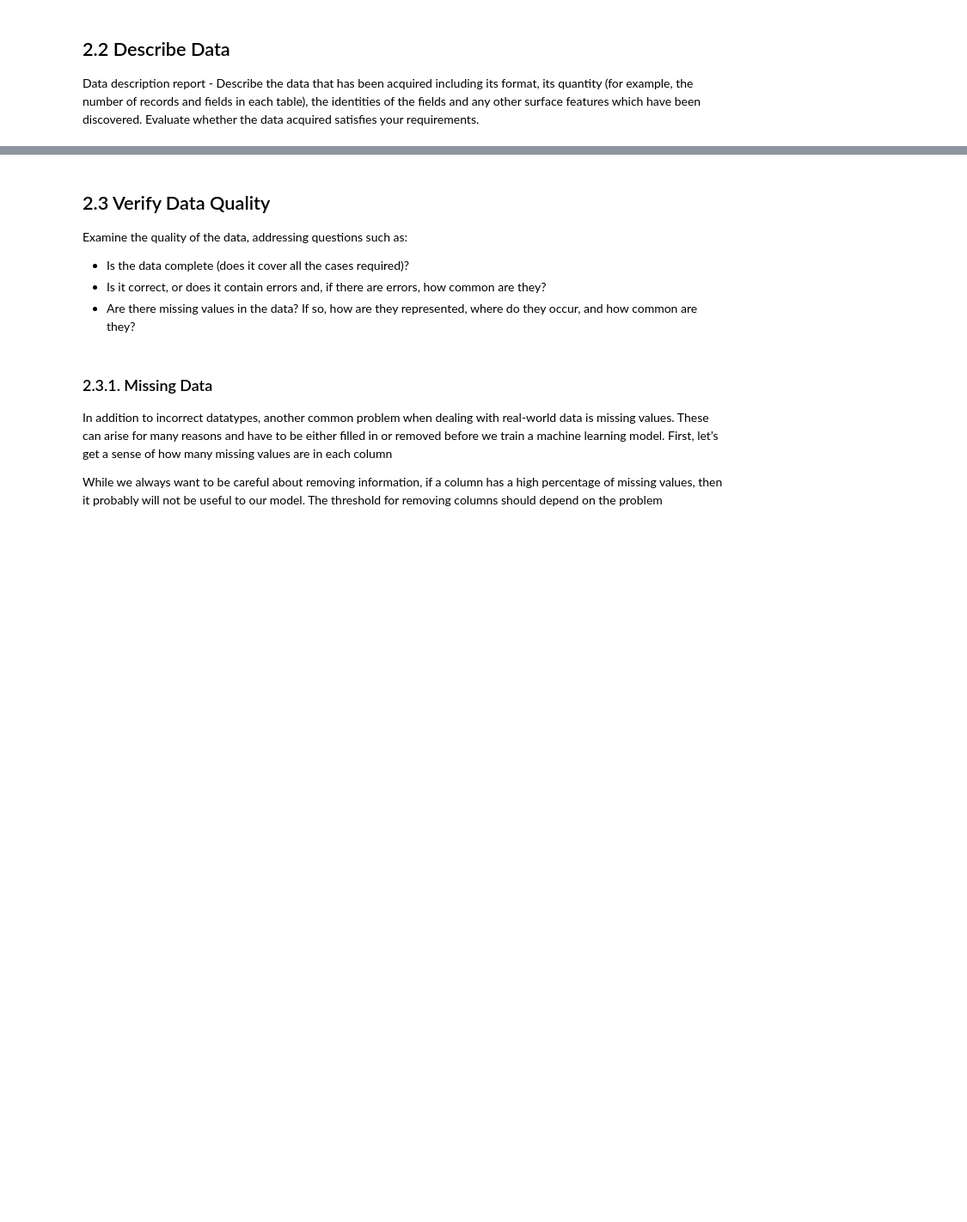
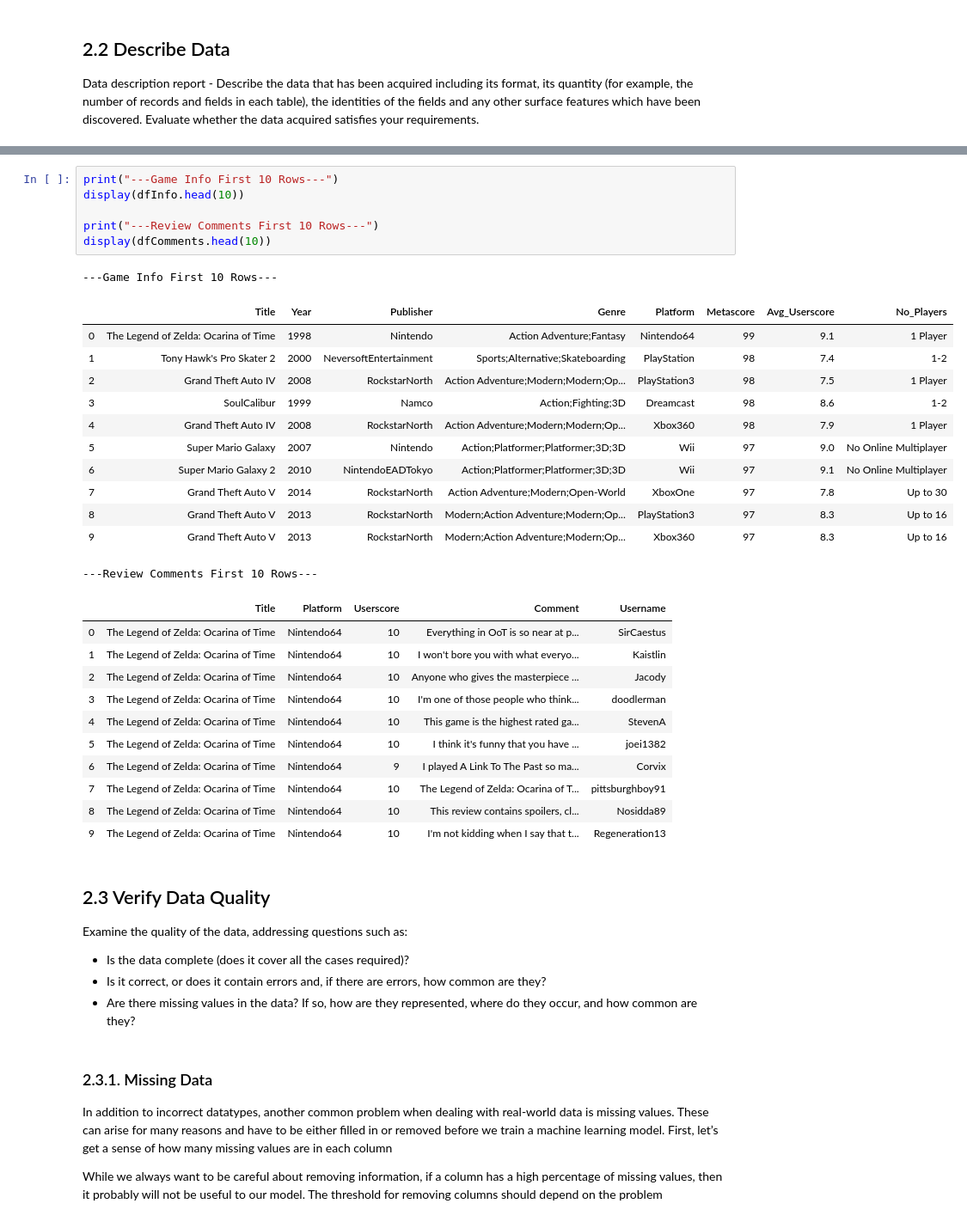
Before and after one commit to nothing2c/Data-Analytics, a Jupyter notebook: Data Analytics CA VG Metacritic Scores/Data Analysis Template.ipynb, the cells around one changed output, grey strips where cells are left out. Shown at 86% size. Cells and saved outputs as stored; diff of their text form; blank space fills up the shorter version.

```diff
--- a/Data Analytics CA VG Metacritic Scores/Data Analysis Template.ipynb
+++ b/Data Analytics CA VG Metacritic Scores/Data Analysis Template.ipynb
@@ -106,3 +198,34 @@ df.head(5)
+# %%
+print("---Game Info First 10 Rows---")
+display(dfInfo.head(10))
+
+print("---Review Comments First 10 Rows---")
+display(dfComments.head(10))
+# %% [output]
+---Game Info First 10 Rows---
+|  | Title | Year | Publisher | Genre | Platform | Metascore | Avg_Userscore | No_Players |
+| 0 | The Legend of Zelda: Ocarina of Time | 1998 | Nintendo | Action Adventure;Fantasy | Nintendo64 | 99 | 9.1 | 1 Player |
+| 1 | Tony Hawk's Pro Skater 2 | 2000 | NeversoftEntertainment | Sports;Alternative;Skateboarding | PlayStation | 98 | 7.4 | 1-2 |
+| 2 | Grand Theft Auto IV | 2008 | RockstarNorth | Action Adventure;Modern;Modern;Op... | PlayStation3 | 98 | 7.5 | 1 Player |
+| 3 | SoulCalibur | 1999 | Namco | Action;Fighting;3D | Dreamcast | 98 | 8.6 | 1-2 |
+| 4 | Grand Theft Auto IV | 2008 | RockstarNorth | Action Adventure;Modern;Modern;Op... | Xbox360 | 98 | 7.9 | 1 Player |
+| 5 | Super Mario Galaxy | 2007 | Nintendo | Action;Platformer;Platformer;3D;3D | Wii | 97 | 9.0 | No Online Multiplayer |
+| 6 | Super Mario Galaxy 2 | 2010 | NintendoEADTokyo | Action;Platformer;Platformer;3D;3D | Wii | 97 | 9.1 | No Online Multiplayer |
+| 7 | Grand Theft Auto V | 2014 | RockstarNorth | Action Adventure;Modern;Open-World | XboxOne | 97 | 7.8 | Up to 30 |
+| 8 | Grand Theft Auto V | 2013 | RockstarNorth | Modern;Action Adventure;Modern;Op... | PlayStation3 | 97 | 8.3 | Up to 16 |
+| 9 | Grand Theft Auto V | 2013 | RockstarNorth | Modern;Action Adventure;Modern;Op... | Xbox360 | 97 | 8.3 | Up to 16 |
+---Review Comments First 10 Rows---
+|  | Title | Platform | Userscore | Comment | Username |
+| 0 | The Legend of Zelda: Ocarina of Time | Nintendo64 | 10 | Everything in OoT is so near at p... | SirCaestus |
+| 1 | The Legend of Zelda: Ocarina of Time | Nintendo64 | 10 | I won't bore you with what everyo... | Kaistlin |
+| 2 | The Legend of Zelda: Ocarina of Time | Nintendo64 | 10 | Anyone who gives the masterpiece ... | Jacody |
+| 3 | The Legend of Zelda: Ocarina of Time | Nintendo64 | 10 | I'm one of those people who think... | doodlerman |
+| 4 | The Legend of Zelda: Ocarina of Time | Nintendo64 | 10 | This game is the highest rated ga... | StevenA |
+| 5 | The Legend of Zelda: Ocarina of Time | Nintendo64 | 10 | I think it's funny that you have ... | joei1382 |
+| 6 | The Legend of Zelda: Ocarina of Time | Nintendo64 | 9 | I played A Link To The Past so ma... | Corvix |
+| 7 | The Legend of Zelda: Ocarina of Time | Nintendo64 | 10 | The Legend of Zelda: Ocarina of T... | pittsburghboy91 |
+| 8 | The Legend of Zelda: Ocarina of Time | Nintendo64 | 10 | This review contains spoilers, cl... | Nosidda89 |
+| 9 | The Legend of Zelda: Ocarina of Time | Nintendo64 | 10 | I'm not kidding when I say that t... | Regeneration13 |
 # %% [markdown]
 ## 2.3 Verify Data Quality <a class="anchor" id="Verifydataquality"></a>
 
```
Also changed, not shown: parts of 20 cells of this notebook.
